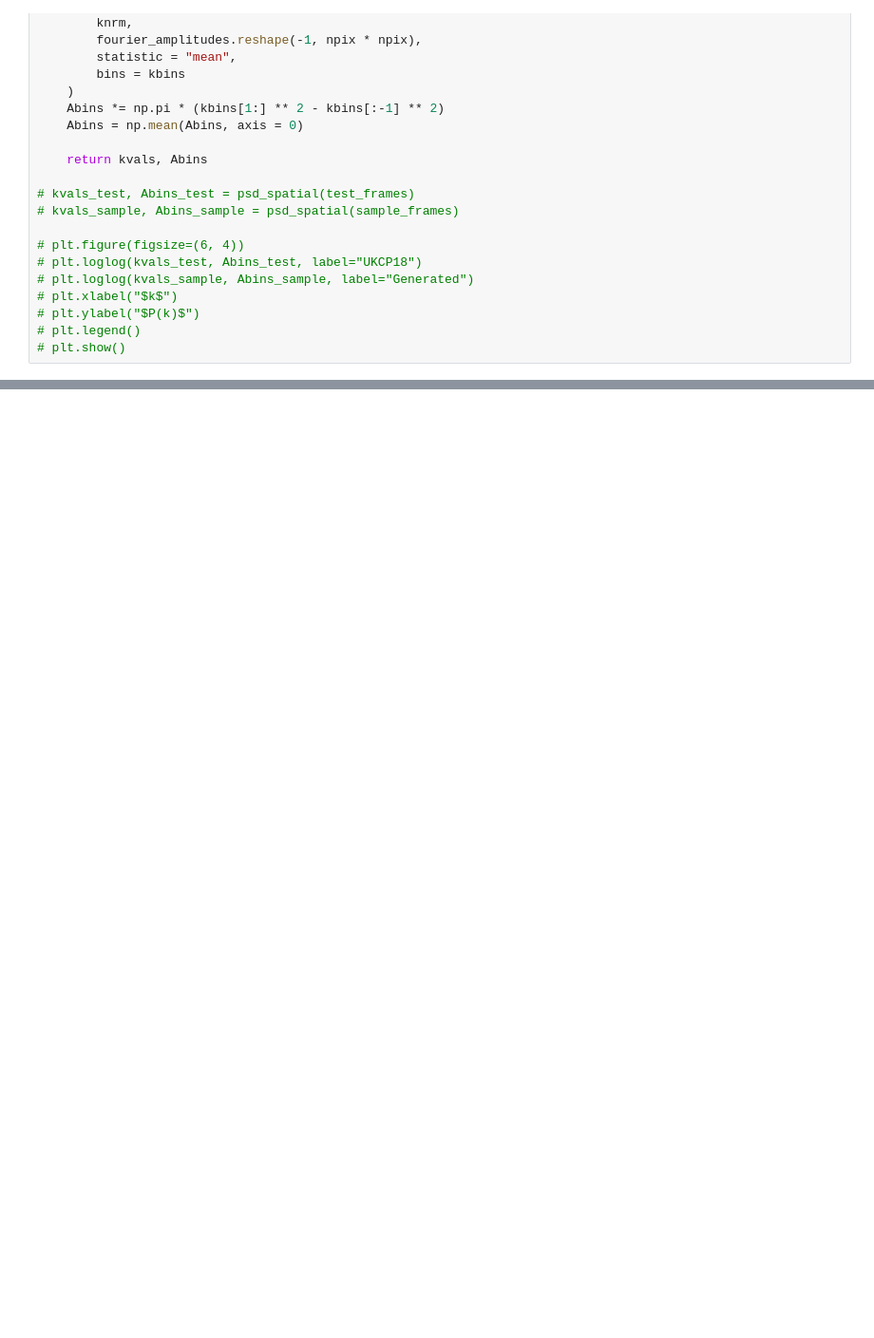
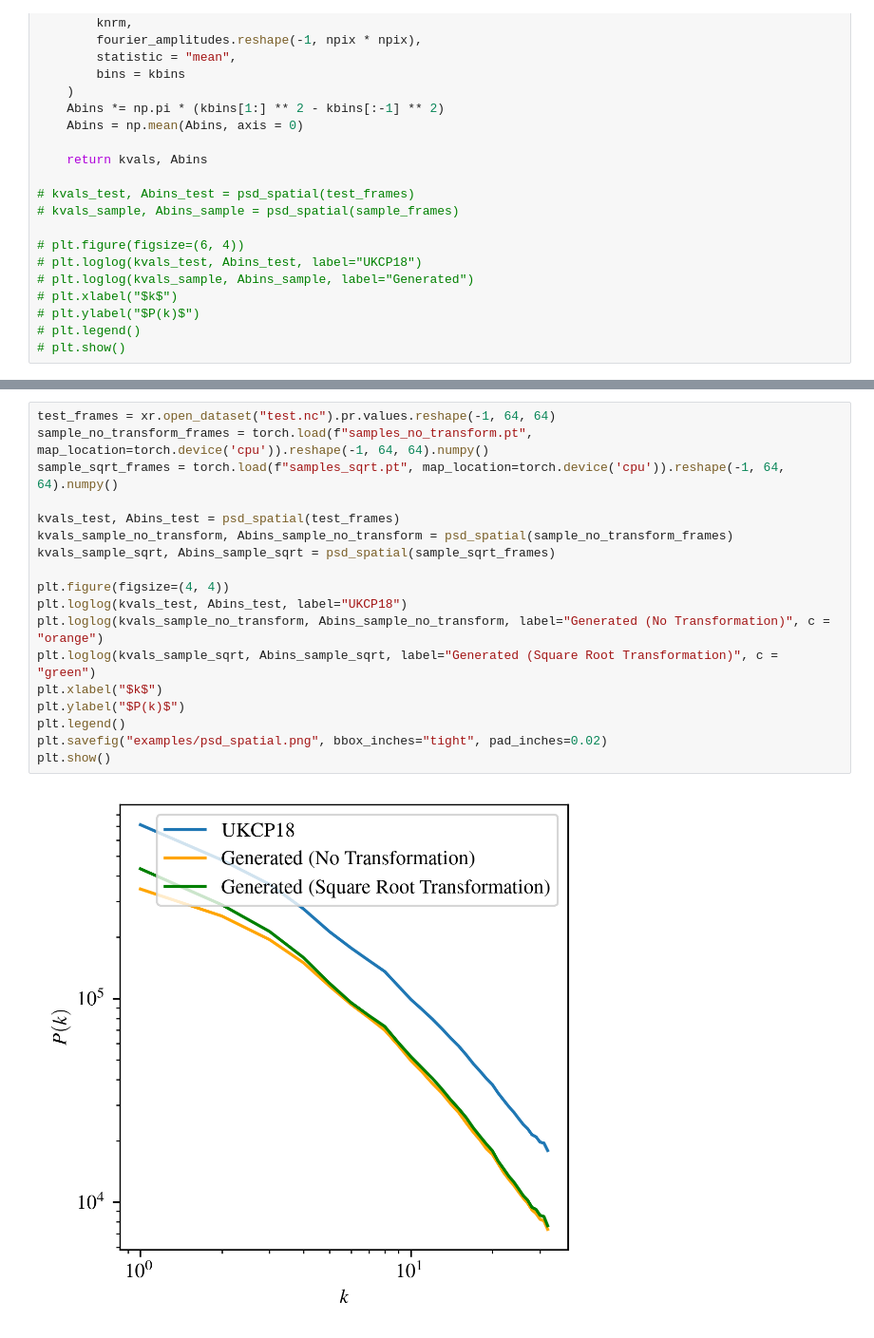
Before and after one commit to henryaddison/video-diffusion-climate, a Jupyter notebook: notebooks/psd_spatial.ipynb, the cells around one changed output, grey strips where cells are left out. Shown at 95% size. Drawn from its saved outputs; the diff is of its cells as text; blank space fills up the shorter version.

```diff
--- a/notebooks/psd_spatial.ipynb
+++ b/notebooks/psd_spatial.ipynb
@@ -74,0 +75,20 @@ plt.show()
+# %%
+test_frames = xr.open_dataset("test.nc").pr.values.reshape(-1, 64, 64)
+sample_no_transform_frames = torch.load(f"samples_no_transform.pt", map_location=torch.device('cpu')).reshape(-1, 64, 64).numpy()
+sample_sqrt_frames = torch.load(f"samples_sqrt.pt", map_location=torch.device('cpu')).reshape(-1, 64, 64).numpy()
+
+kvals_test, Abins_test = psd_spatial(test_frames)
+kvals_sample_no_transform, Abins_sample_no_transform = psd_spatial(sample_no_transform_frames)
+kvals_sample_sqrt, Abins_sample_sqrt = psd_spatial(sample_sqrt_frames)
+
+plt.figure(figsize=(4, 4))
+plt.loglog(kvals_test, Abins_test, label="UKCP18")
+plt.loglog(kvals_sample_no_transform, Abins_sample_no_transform, label="Generated (No Transformation)", c = "orange")
+plt.loglog(kvals_sample_sqrt, Abins_sample_sqrt, label="Generated (Square Root Transformation)", c = "green")
+plt.xlabel("$k$")
+plt.ylabel("$P(k)$")
+plt.legend()
+plt.savefig("examples/psd_spatial.png", bbox_inches="tight", pad_inches=0.02)
+plt.show()
+# %% [output]
+[figure, added]
```
Also changed, not shown: parts of 2 cells of this notebook, 37 other files.
